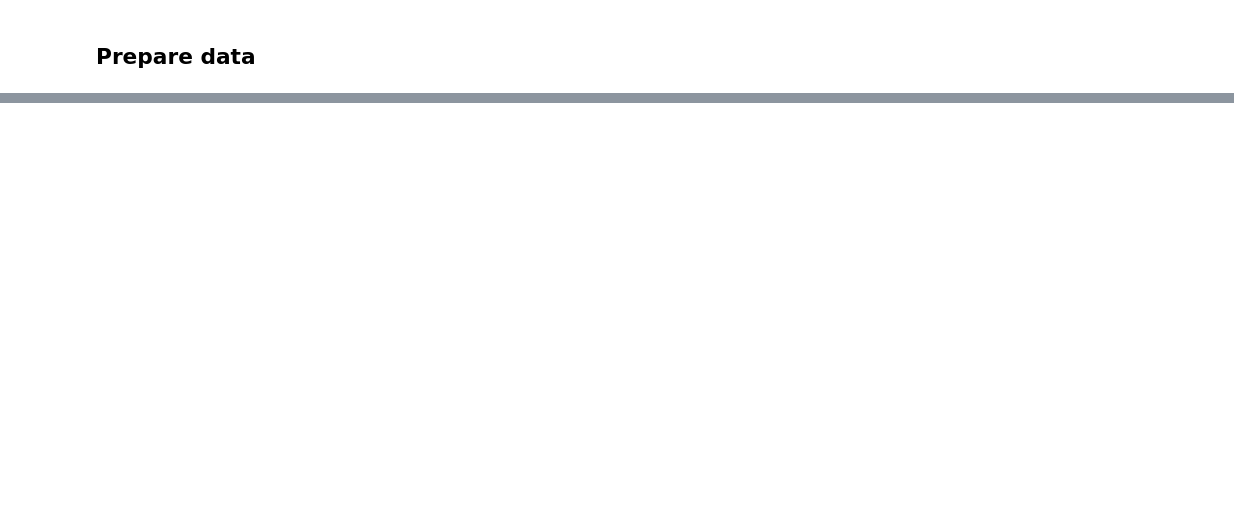
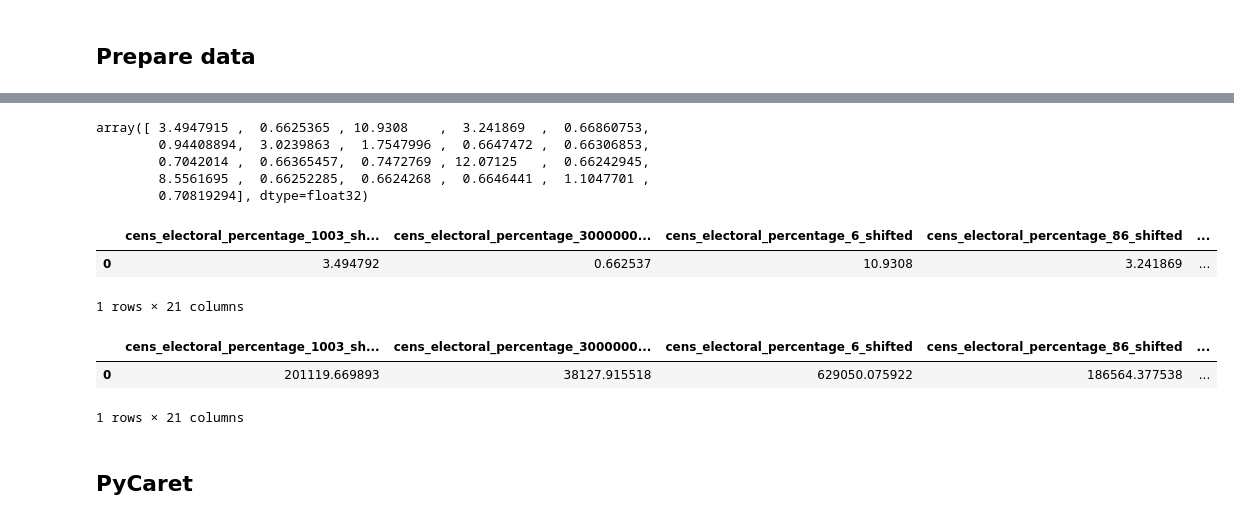
Before and after one commit to guillempla/catalan-elections-forecasting, a Jupyter notebook: src/study_data/create-timeseries-model.ipynb, the cells around one changed output, grey strips where cells are left out. Saved outputs shown, nothing was run; the diff lists cells and outputs as text; code cells hidden in the pictures; blank space fills up the shorter version.

```diff
--- a/src/study_data/create-timeseries-model.ipynb
+++ b/src/study_data/create-timeseries-model.ipynb
@@ -106,0 +252,17 @@ df_timeseries
+# %%
+# Set up the parameters for XGBoost
+params = {
+    'max_depth': 6,  # Typically 3-10. Higher values can lead to overfitting.
+    'eta': 0.1,  # Learning rate, typically between 0.01 and 0.2
+    'objective': 'reg:squarederror',  # Regression with squared loss
+    'eval_metric': 'rmse',  # Root Mean Square Error for evaluation
+    "early_stopping_rounds": 10,
+}
+num_boost_round = 200  # Number of boosting rounds
+
+# Define the model
+model = XGBRegressor(**params)
+
+# Train the model
+eval_set = [(X_test, y_test)]
+model.fit(X_train, y_train, eval_set=eval_set, verbose=True)
@@ -106,0 +361,4 @@ df_timeseries
+# %%
+# Make predictions
+new_predictions = model.predict(new_data)
+print(f"Predictions for New Data: {new_predictions}")
@@ -106,0 +379,29 @@ df_timeseries
+# %%
+# for each column in the predictions, calculate the mean
+mean_predictions = new_predictions.mean(axis=0)
+mean_predictions
+# %% [output]
+array([ 3.4947915 ,  0.6625365 , 10.9308    ,  3.241869  ,  0.66860753,
+        0.94408894,  3.0239863 ,  1.7547996 ,  0.6647472 ,  0.66306853,
+        0.7042014 ,  0.66365457,  0.7472769 , 12.07125   ,  0.66242945,
+        8.5561695 ,  0.66252285,  0.6624268 ,  0.6646441 ,  1.1047701 ,
+        0.70819294], dtype=float32)
+# %%
+mean_predictions = mean_predictions.reshape(1, -1)  # Reshape the array
+mean_predictions_df = pd.DataFrame(mean_predictions, columns=y_test.columns)
+# %%
+mean_predictions_df
+# %% [output]
+|  | cens_electoral_percentage_1003_sh... | cens_electoral_percentage_3000000... | cens_electoral_percentage_6_shifted | cens_electoral_percentage_86_shifted | ... |
+| 0 | 3.494792 | 0.662537 | 10.9308 | 3.241869 | ... |
+1 rows × 21 columns
+# %%
+total_census = 5754840
+total_votes = (mean_predictions_df/100) * total_census
+total_votes
+# %% [output]
+|  | cens_electoral_percentage_1003_sh... | cens_electoral_percentage_3000000... | cens_electoral_percentage_6_shifted | cens_electoral_percentage_86_shifted | ... |
+| 0 | 201119.669893 | 38127.915518 | 629050.075922 | 186564.377538 | ... |
+1 rows × 21 columns
+# %% [markdown]
+## PyCaret
```
Also changed, not shown: parts of 29 cells of this notebook.
